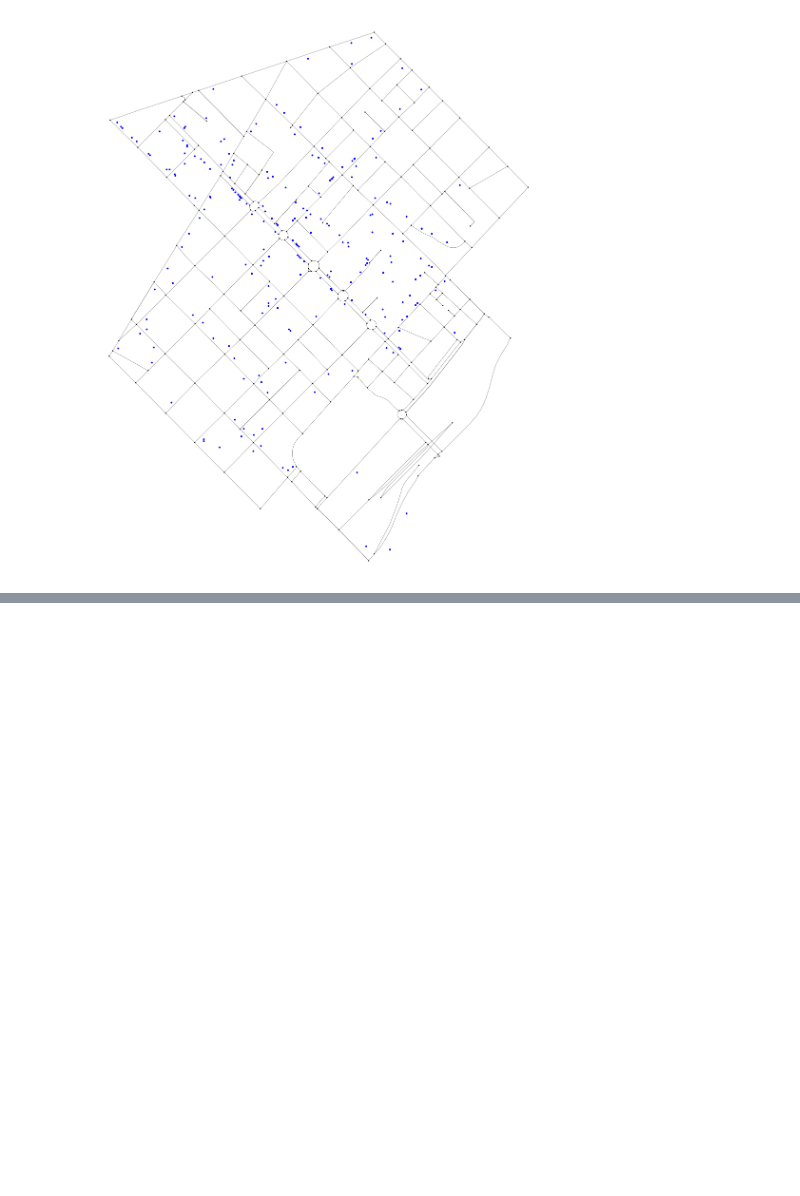
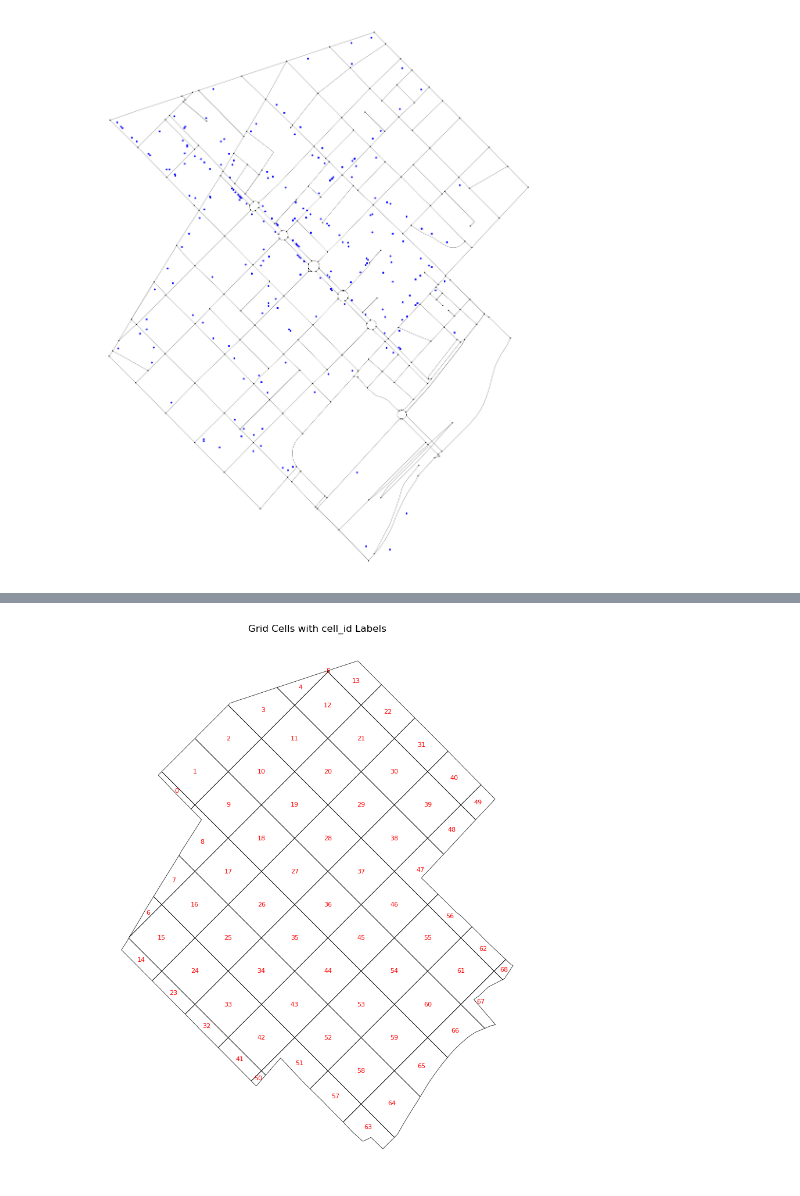
Before and after one commit to sahilyousafp/AEC_HACKATHON_BIG, a Jupyter notebook: OSM_data.ipynb, the cells around one changed output, grey strips where cells are left out. Cells and saved outputs as stored; diff of their text form; code cells hidden in the pictures; blank space fills up the shorter version.

```diff
--- a/OSM_data.ipynb
+++ b/OSM_data.ipynb
@@ -560,0 +315,2 @@ plt.show()
+# %%
+buildings = buildings[buildings.geometry.type.isin(['Polygon', 'MultiPolygon'])]
@@ -560,0 +469,20 @@ plt.show()
+# %%
+import matplotlib.pyplot as plt
+
+fig, ax = plt.subplots(figsize=(12, 12))
+
+# 1. Plot the grid cells
+metadata_grid.plot(ax=ax, facecolor='none', edgecolor='black', linewidth=0.5)
+
+# 2. Add `cell_id` as a label at each grid cell's centroid
+for idx, row in metadata_grid.iterrows():
+    centroid = row.geometry.centroid
+    ax.text(centroid.x, centroid.y, str(row.cell_id),
+            ha='center', va='center', fontsize=8, color='red')
+
+# 3. Optional title and remove axis
+ax.set_title("Grid Cells with cell_id Labels")
+ax.axis('off')
+plt.show()
+# %% [output]
+[figure, added]
```
Also changed, not shown: parts of 33 cells of this notebook, 13 other files.
